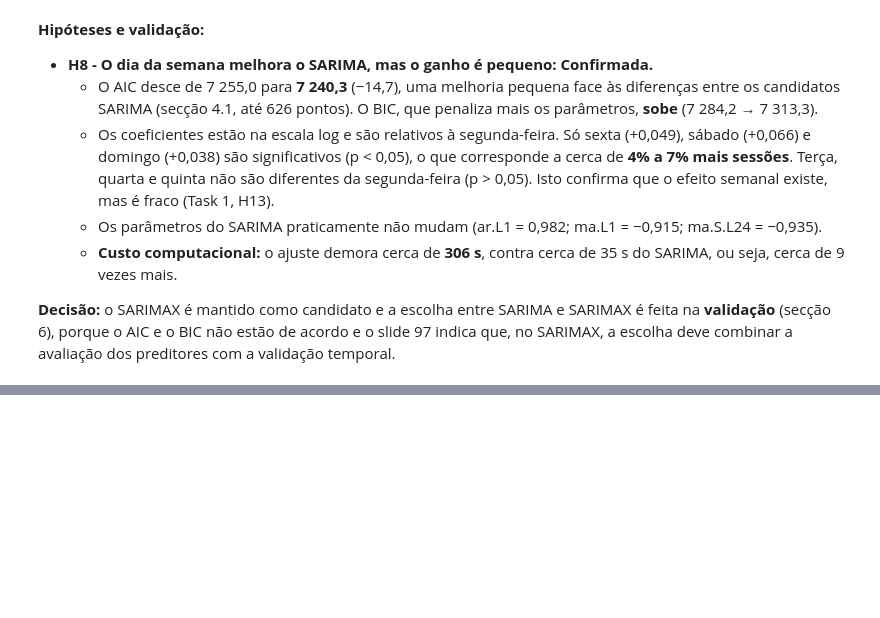
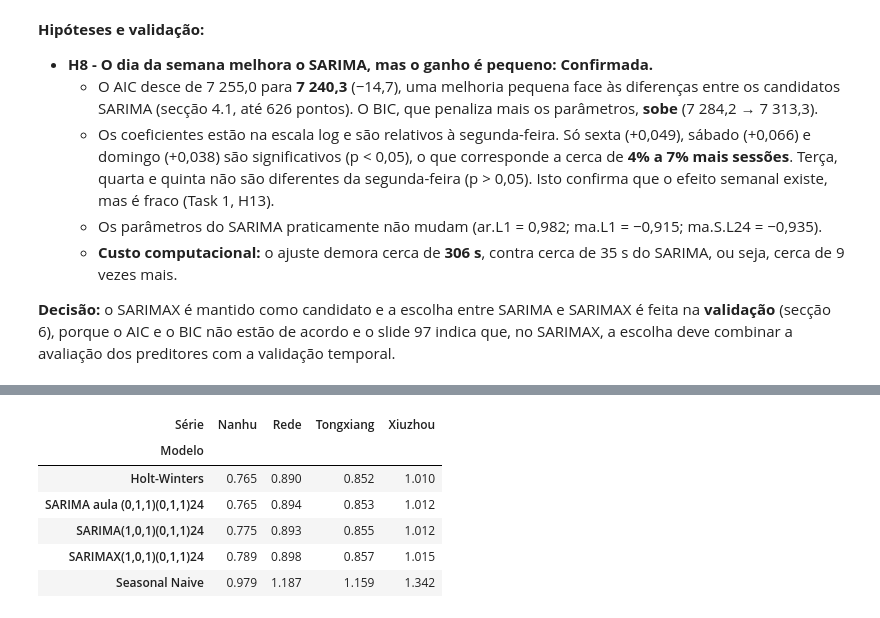
Before and after one commit to 1231478-Ellah-Fleischmann/MINDD-PROJETO-2, a Jupyter notebook: task2.ipynb, the cells around one changed output, grey strips where cells are left out. Saved outputs shown, nothing was run; the diff lists cells and outputs as text; code cells hidden in the pictures; blank space fills up the shorter version.

```diff
--- a/task2.ipynb
+++ b/task2.ipynb
@@ -614,0 +748,11 @@ pd.DataFrame({'Coeficiente': sarimax.params, 'p-value': sarimax.pvalues}).round(
+# %%
+# MASE na validação (comparar cada modelo com a linha do Seasonal Naive)
+resultados_val.pivot(index='Modelo', columns='Série', values='MASE').round(3)
+# %% [output]
+| Série | Nanhu | Rede | Tongxiang | Xiuzhou |
+| Modelo |  |  |  |  |
+| Holt-Winters | 0.765 | 0.890 | 0.852 | 1.010 |
+| SARIMA aula (0,1,1)(0,1,1)24 | 0.765 | 0.894 | 0.853 | 1.012 |
+| SARIMA(1,0,1)(0,1,1)24 | 0.775 | 0.893 | 0.855 | 1.012 |
+| SARIMAX(1,0,1)(0,1,1)24 | 0.789 | 0.898 | 0.857 | 1.015 |
+| Seasonal Naive | 0.979 | 1.187 | 1.159 | 1.342 |
```
Also changed, not shown: parts of 4 cells of this notebook.
